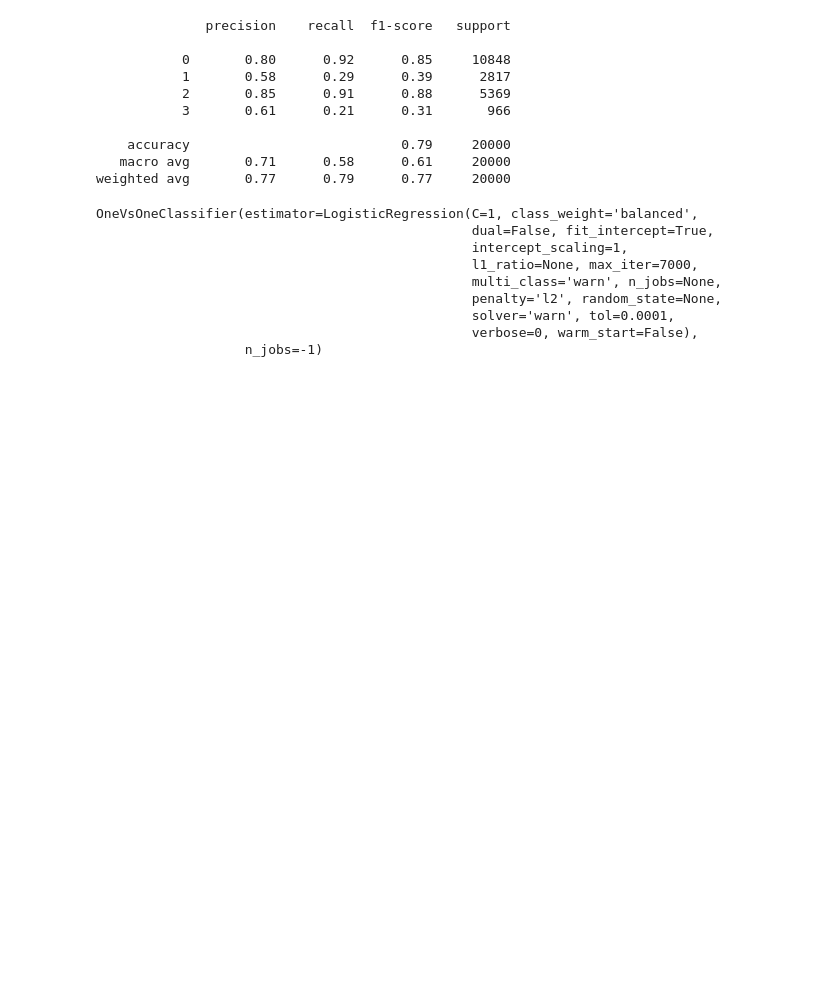
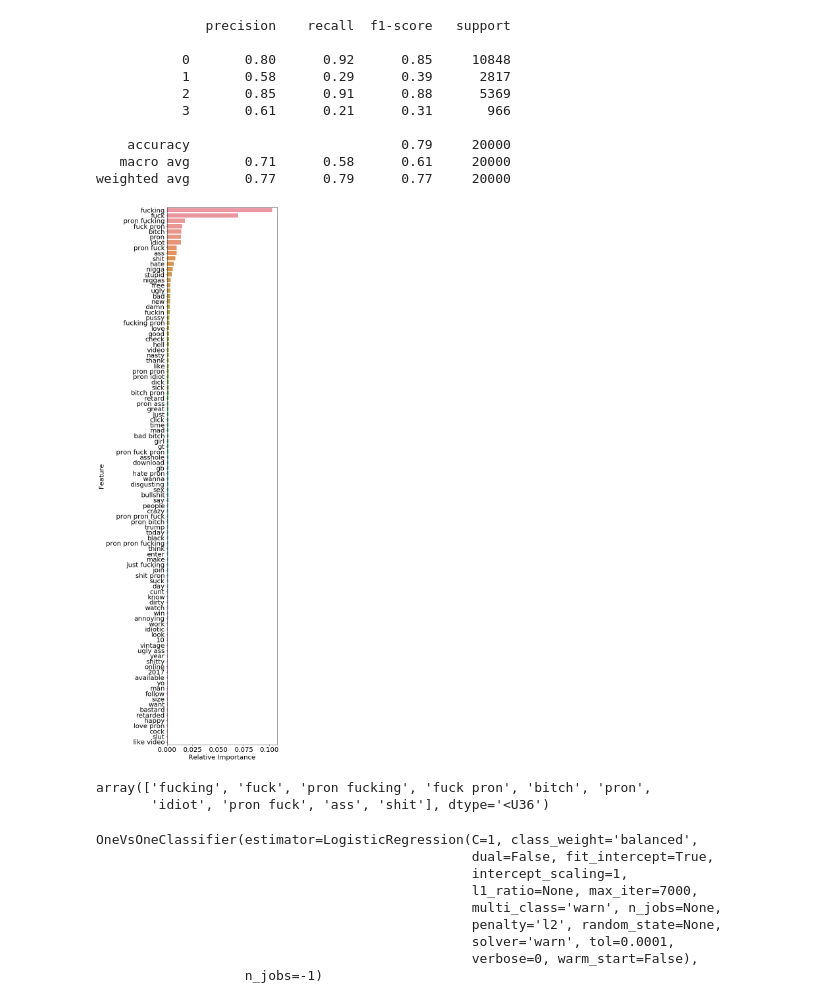
Before and after one commit to sanjanag/hatespeech-detection, a Jupyter notebook: jupyter_notebooks/eda.ipynb, the cells around one changed output. Drawn from its saved outputs; the diff is of its cells as text; code cells hidden in the pictures; blank space fills up the shorter version.

Commit message:
rf feature importances

```diff
--- a/jupyter_notebooks/eda.ipynb
+++ b/jupyter_notebooks/eda.ipynb
@@ -243,0 +226,3 @@ tfidf_vectorizer.get_feature_names()
+# %%
+features = tfidf_vectorizer.get_feature_names()
+len(features)
@@ -280,6 +267,26 @@ print(classification_report(testY, predY))
     accuracy                           0.79     20000
    macro avg       0.71      0.58      0.61     20000
 weighted avg       0.77      0.79      0.77     20000
+# %%
+rf_imps = rf_classifier.feature_importances_
+sort_ind = np.argsort(rf_imps)
+top_n = sort_ind[::-1][:100]
+sorted_imps = rf_imps[top_n]
+top_feats = np.array(features)[top_n]
+
+plt.figure(figsize=(6, 30))
+plt.xlabel('Relative Importance', fontsize=20)
+plt.ylabel('Feature', fontsize=20)
+sns.barplot(y = top_feats, x = sorted_imps)
+plt.tick_params(labelsize=20)
+plt.show()
+# %% [output]
+[figure, added]
+# %%
+np.array(features)[top_n]
+# %% [output]
+array(['fucking', 'fuck', 'pron fucking', 'fuck pron', 'bitch', 'pron',
+       'idiot', 'pron fuck', 'ass', 'shit'], dtype='<U36')
 # %%
 lr_classifier = OneVsOneClassifier(LogisticRegression(class_weight='balanced', C=1, max_iter=7000), n_jobs=-1)
 lr_classifier.fit(trainX, trainY)
```
Also changed, not shown: parts of 3 cells of this notebook.
